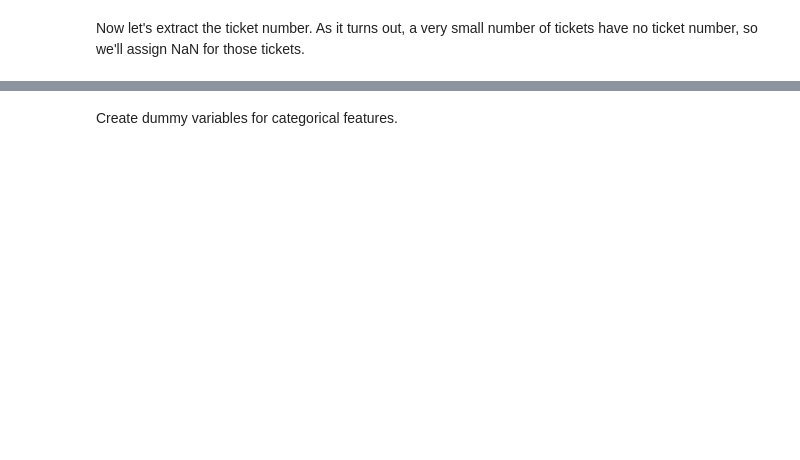
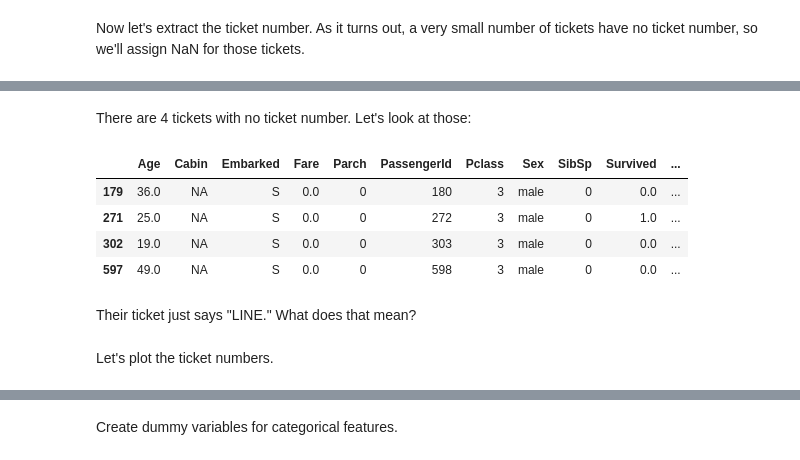
Before and after one commit to jgcorliss/titanic-competition, a Jupyter notebook: Titanic Competition.ipynb, the cells around one changed output, grey strips where cells are left out. Drawn from its saved outputs; the diff is of its cells as text; code cells hidden in the pictures; blank space fills up the shorter version.

```diff
--- a/Titanic Competition.ipynb
+++ b/Titanic Competition.ipynb
@@ -302,3 +561,17 @@ df['Ticket Number'].isnull().sum()
+# %% [markdown]
+There are 4 tickets with no ticket number. Let's look at those:
+# %%
+df.loc[df['Ticket Number'].isnull()]
+# %% [output]
+|  | Age | Cabin | Embarked | Fare | Parch | PassengerId | Pclass | Sex | SibSp | Survived | ... |
+| 179 | 36.0 | NA | S | 0.0 | 0 | 180 | 3 | male | 0 | 0.0 | ... |
+| 271 | 25.0 | NA | S | 0.0 | 0 | 272 | 3 | male | 0 | 1.0 | ... |
+| 302 | 19.0 | NA | S | 0.0 | 0 | 303 | 3 | male | 0 | 0.0 | ... |
+| 597 | 49.0 | NA | S | 0.0 | 0 | 598 | 3 | male | 0 | 0.0 | ... |
+# %% [markdown]
+Their ticket just says "LINE." What does that mean?
+# %% [markdown]
+Let's plot the ticket numbers.
 # %%
 plt.figure(figsize=(12,4), dpi=90)
 sns.distplot(df.loc[df['Ticket Number'].notnull(), 'Ticket Number'], bins=400, kde=False)
```
Also changed, not shown: parts of 152 cells of this notebook, 1 other file.
